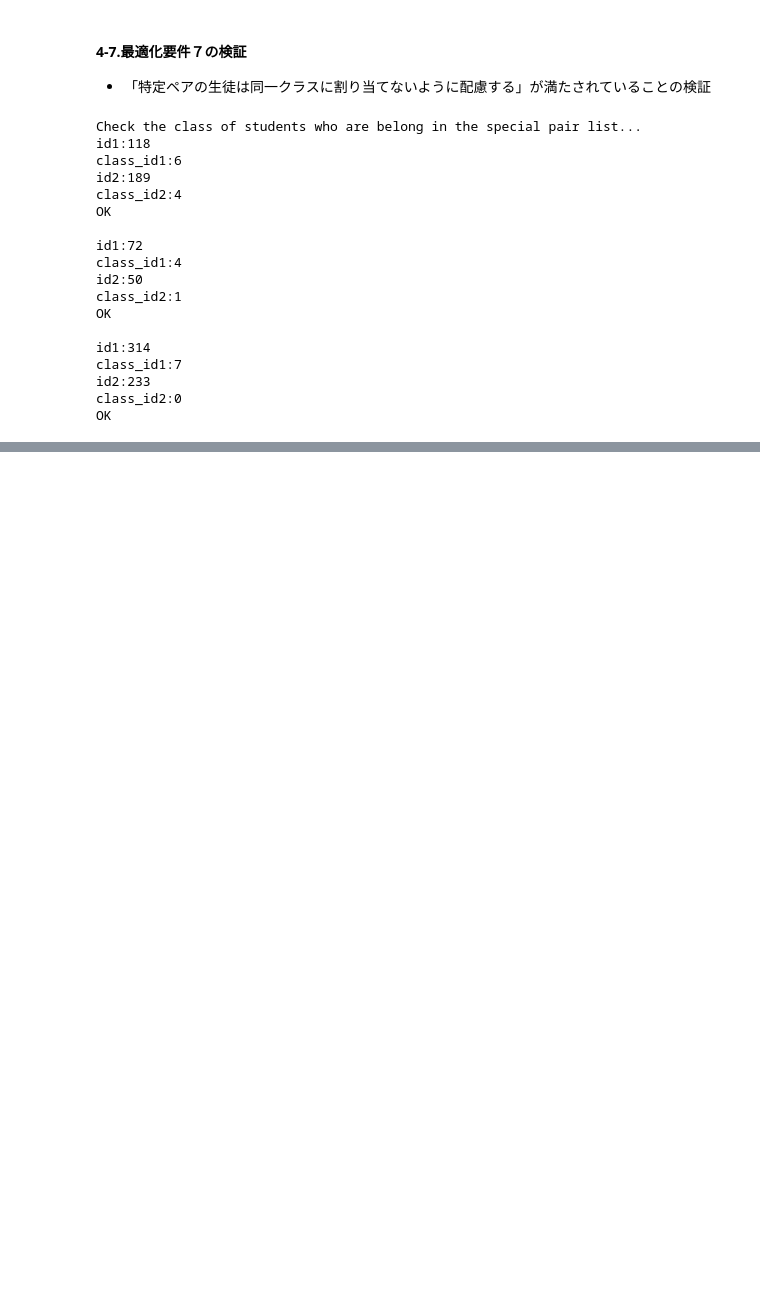
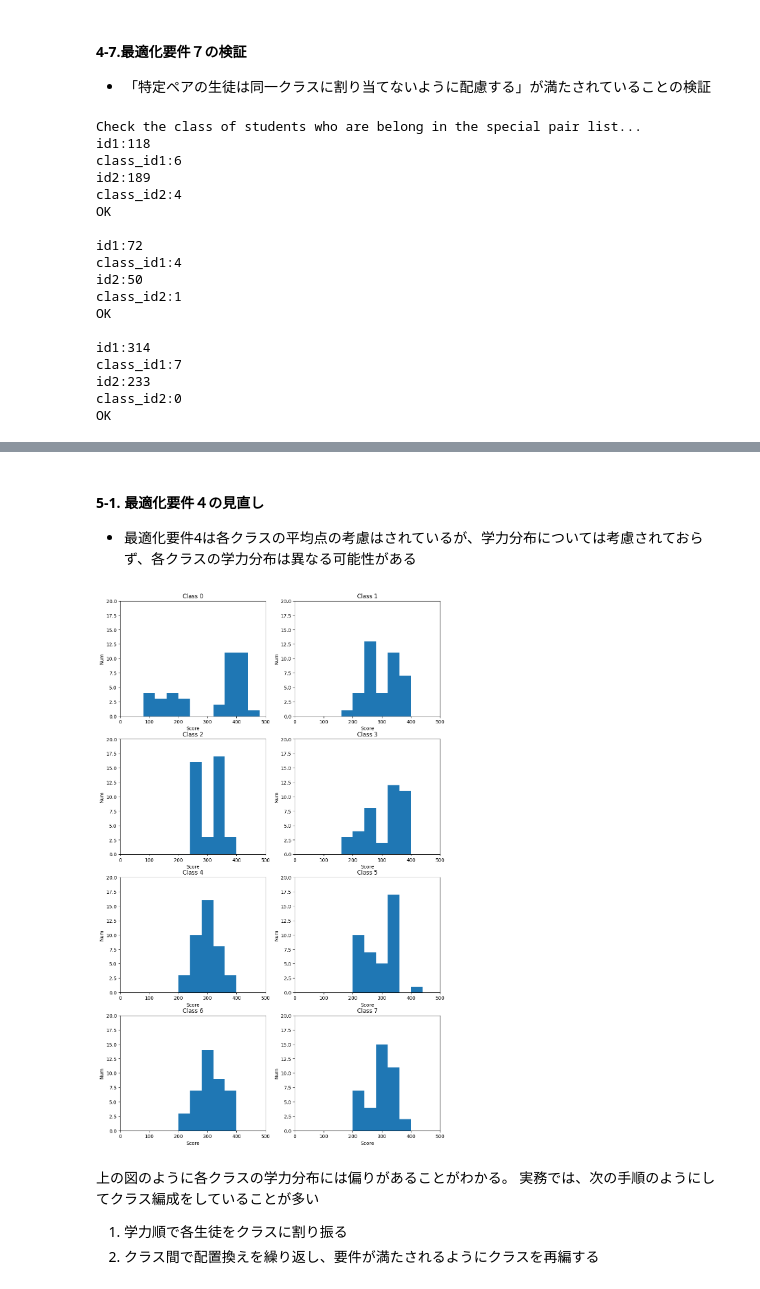
Before and after one commit to eggren3179/learning-numerical-optimization-in-python, a Jupyter notebook: ch03/class_allocation_problem_in_school.ipynb, the cells around one changed output, grey strips where cells are left out. Cells and saved outputs as stored; diff of their text form; code cells hidden in the pictures; blank space fills up the shorter version.

Commit message:
Add ch04 and visualize data

```diff
--- a/ch03/class_allocation_problem_in_school.ipynb
+++ b/ch03/class_allocation_problem_in_school.ipynb
@@ -582,0 +586,3 @@ OK
+# %% [markdown]
+#### 5-1. 最適化要件４の見直し
+ - 最適化要件4は各クラスの平均点の考慮はされているが、学力分布については考慮されておらず、各クラスの学力分布は異なる可能性がある
@@ -582,0 +591,13 @@ OK
+# %%
+fig = plt.figure(figsize=(12,20))
+for i,c in enumerate(class_list):
+    class_df = students_result_df[students_result_df["class"] == c]
+    ax = fig.add_subplot(4, 2, i+1, xlabel="Score", ylabel="Num", xlim=(0,500), ylim=(0,20), title=f"Class {c}")
+    ax.hist(class_df["score"], bins=range(0,500,40))
+# %% [output]
+[figure, added]
+# %% [markdown]
+上の図のように各クラスの学力分布には偏りがあることがわかる。
+実務では、次の手順のようにしてクラス編成をしていることが多い
+ 1. 学力順で各生徒をクラスに割り振る
+ 2. クラス間で配置換えを繰り返し、要件が満たされるようにクラスを再編する
```
Also changed, not shown: parts of 3 cells of this notebook, 3 other files.
